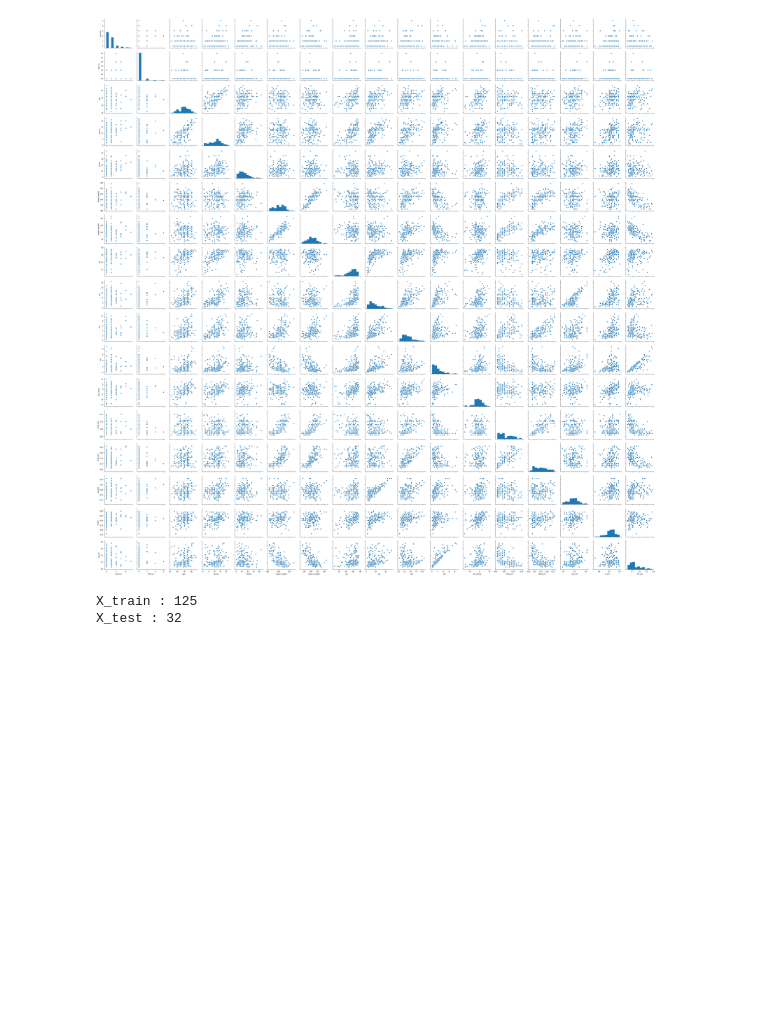
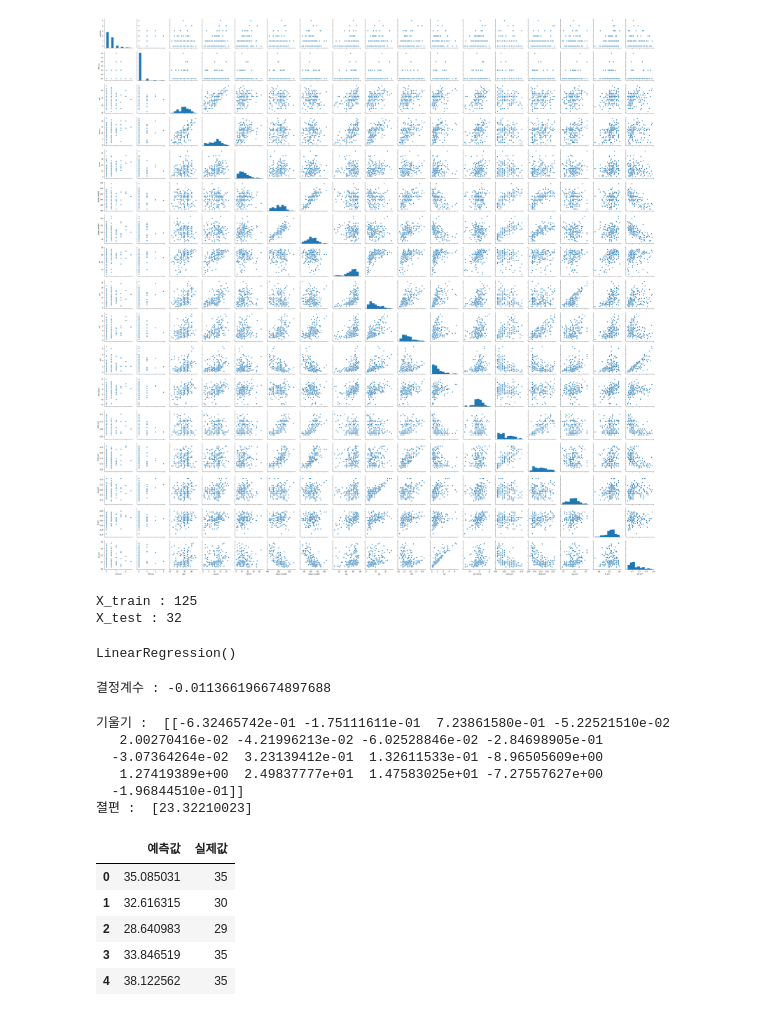
Before and after one commit to sc303030/NBA, a Jupyter notebook: nba_retirement_predict/three.ipynb, the cells around one changed output. Drawn from its saved outputs; the diff is of its cells as text; code cells hidden in the pictures; blank space fills up the shorter version.

```diff
--- a/nba_retirement_predict/three.ipynb
+++ b/nba_retirement_predict/three.ipynb
@@ -279,8 +279,8 @@ plt.show()
 # %% [output]
 [figure]
 # %%
-X = df_merge.drop('age',axis=1)
-y = df_merge[['age']]
+X = df_merge.drop(['age','Relinquished','position'],axis=1)
+y = df_merge['age']
 # %%
 from sklearn.model_selection import train_test_split
 X_train, X_test, y_train, y_test = train_test_split(X,y,test_size = 0.2,random_state=10)
@@ -291,0 +299,34 @@ X_test : 32
+# %%
+lr_model.fit(X_train, y_train)
+# %% [output]
+LinearRegression()
+# %%
+r_square = lr_model.score(X_test, y_test)
+print(f'결정계수 : {r_square}')
+# %% [output]
+결정계수 : -0.011366196674897688
+# %%
+print('기울기 : ', lr_model.coef_)
+print('졀편 : ', lr_model.intercept_)
+# %% [output]
+기울기 :  [[-6.32465742e-01 -1.75111611e-01  7.23861580e-01 -5.22521510e-02
+   2.00270416e-02 -4.21996213e-02 -6.02528846e-02 -2.84698905e-01
+  -3.07364264e-02  3.23139412e-01  1.32611533e-01 -8.96505609e+00
+   1.27419389e+00  2.49837777e+01  1.47583025e+01 -7.27557627e+00
+  -1.96844510e-01]]
+졀편 :  [23.32210023]
+# %%
+y_pred = lr_model.predict(X)
+# %%
+data_pre = pd.DataFrame({
+        '예측값' : np.ravel(y_pred),
+        '실제값' : y
+})
+data_pre.head()
+# %% [output]
+|  | 예측값 | 실제값 |
+| 0 | 35.085031 | 35 |
+| 1 | 32.616315 | 30 |
+| 2 | 28.640983 | 29 |
+| 3 | 33.846519 | 35 |
+| 4 | 38.122562 | 35 |
```
Also changed, not shown: parts of 2 cells of this notebook, 2 other files.
